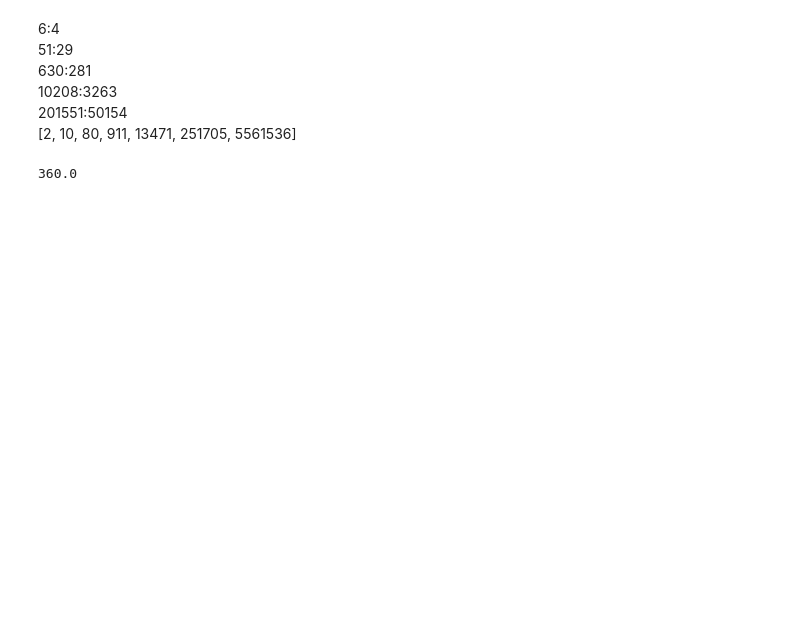
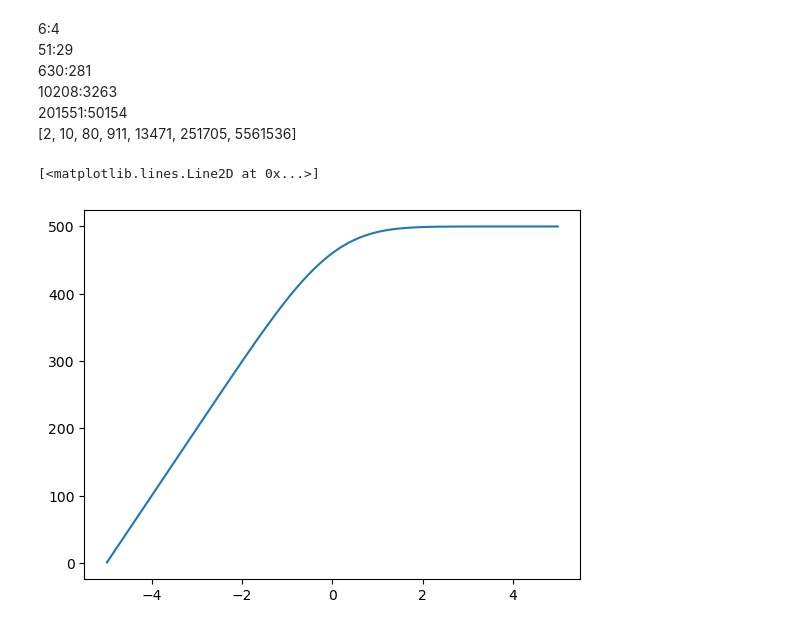
Before and after one commit to souno1218/nb_sisso, a Jupyter notebook: src/nb_sisso/cache_folder/nn.ipynb, the cells around one changed output. Cells and saved outputs as stored; diff of their text form; code cells hidden in the pictures; blank space fills up the shorter version.

```diff
--- a/src/nb_sisso/cache_folder/nn.ipynb
+++ b/src/nb_sisso/cache_folder/nn.ipynb
@@ -39,7 +40,3 @@ for n_plus in range(1, max_n_plus + 1):
 #np.save("arr_len", np.array([2],dtype="int64"))
 #np.save("operator_0",np.array([[1],[0]],dtype="int8"))
 #np.savez(f"check_change_x_tot_0", np.full((2, 2, 2), -100, dtype="int8"))
-# %%
-6*5*4*3*2/2
-# %% [output]
-360.0
@@ -47,0 +43,15 @@ for n_plus in range(1, max_n_plus + 1):
+# %%
+import numpy as np
+import matplotlib.pyplot as plt
+from scipy import integrate
+base_T = 0
+def f2(mu):
+    f = lambda x: (np.exp(-(x - mu)**2/2)) / np.sqrt(2*np.pi)
+    return integrate.quad(f, mu - 5, 0)[0]
+arr_T = np.linspace(base_T - 5.0, base_T + 5.0, 1000)
+N = [f2(mu) for mu in arr_T]
+
+plt.plot(arr_T, np.cumsum(N))
+# %% [output]
+[<matplotlib.lines.Line2D at 0x...>]
+[figure, added]
```
Also changed, not shown: parts of 9 cells of this notebook, 8 other files.
